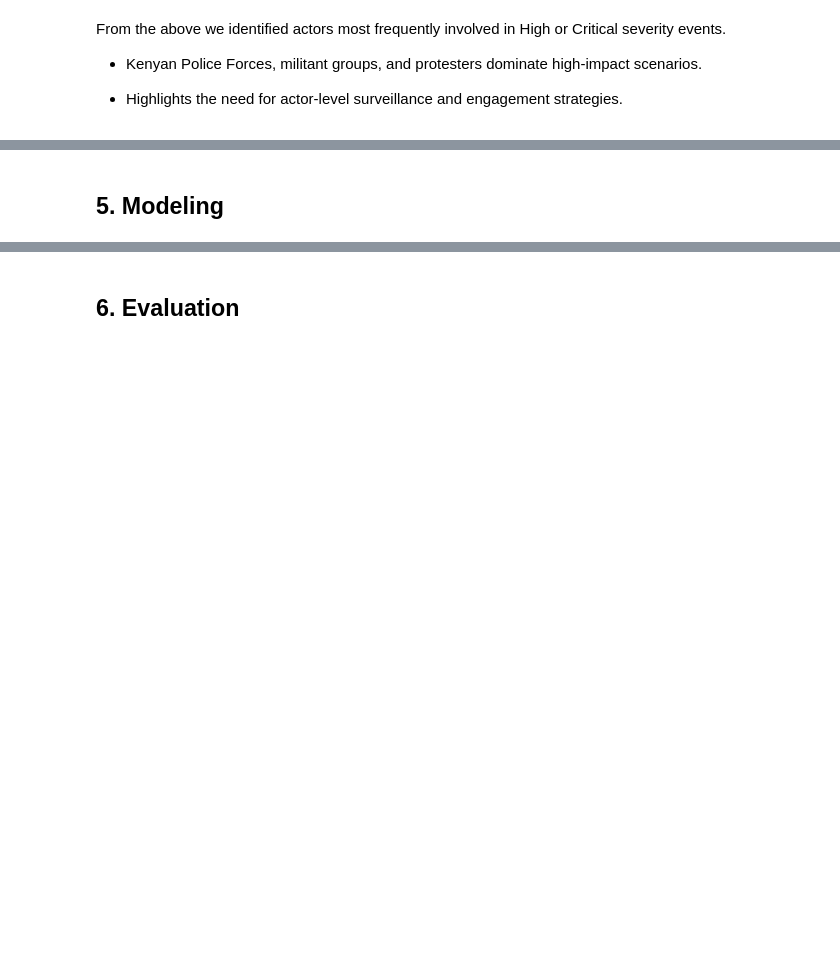
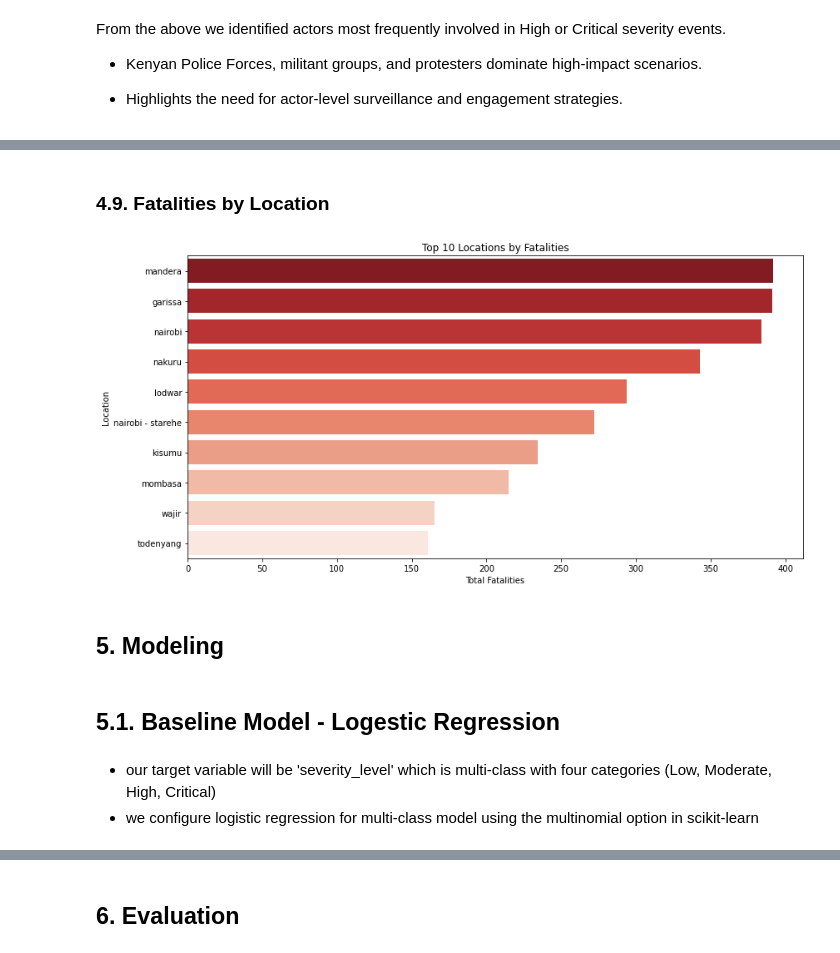
Before and after one commit to Endalkmin/conflict-event-impact-classifier, a Jupyter notebook: severity-classifier.ipynb, the cells around one changed output, grey strips where cells are left out. Saved outputs shown, nothing was run; the diff lists cells and outputs as text; code cells hidden in the pictures; blank space fills up the shorter version.

Commit message:
Baseline Model

```diff
--- a/severity-classifier.ipynb
+++ b/severity-classifier.ipynb
@@ -430,2 +606,28 @@ From the above we identified actors most frequently involved in High or Critical
+# %% [markdown]
+### 4.9. Fatalities by Location
+# %%
+import seaborn as sns
+import matplotlib.pyplot as plt
+
+# group by location and sum fatalities
+fatalities_by_location = df_kenya.groupby('location')['fatalities'].sum().sort_values(ascending=False)
+
+# Plot top 10 locations with highest fatalities
+top_locations = fatalities_by_location.head(10).reset_index()
+
+plt.figure(figsize=(12,6))
+sns.barplot(data=top_locations, x='fatalities', y='location', palette='Reds_r')
+plt.title('Top 10 Locations by Fatalities')
+plt.xlabel('Total Fatalities')
+plt.ylabel('Location')
+plt.tight_layout()
+plt.show()
+# %% [output]
+[figure, added]
 # %% [markdown]
 ## 5.  Modeling
+# %% [markdown]
+## 5.1. Baseline Model - Logestic Regression
+# %% [markdown]
+* our target variable will be 'severity_level' which is multi-class with four categories (Low, Moderate, High, Critical)
+* we configure logistic regression for multi-class model using the multinomial option in scikit-learn
```
Also changed, not shown: parts of 40 cells of this notebook, 1 other file.
